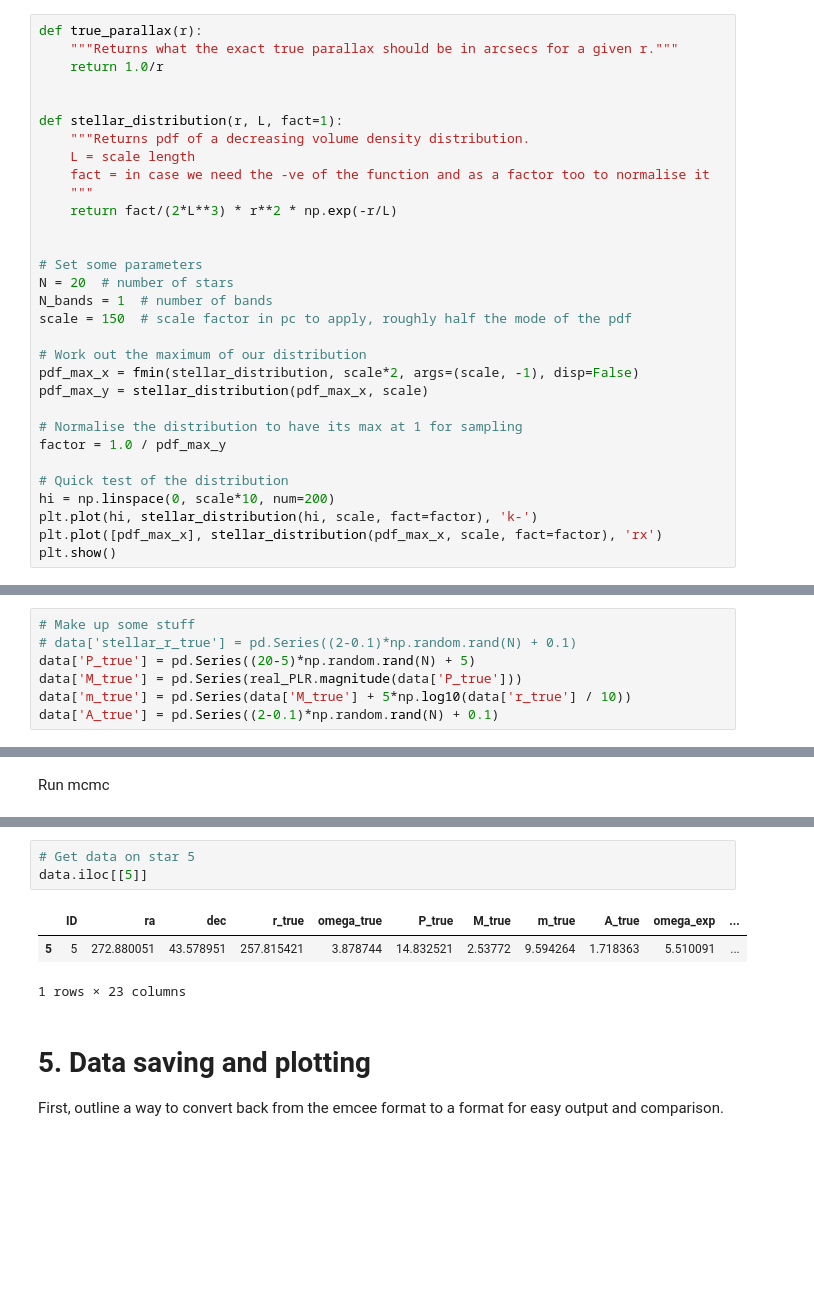
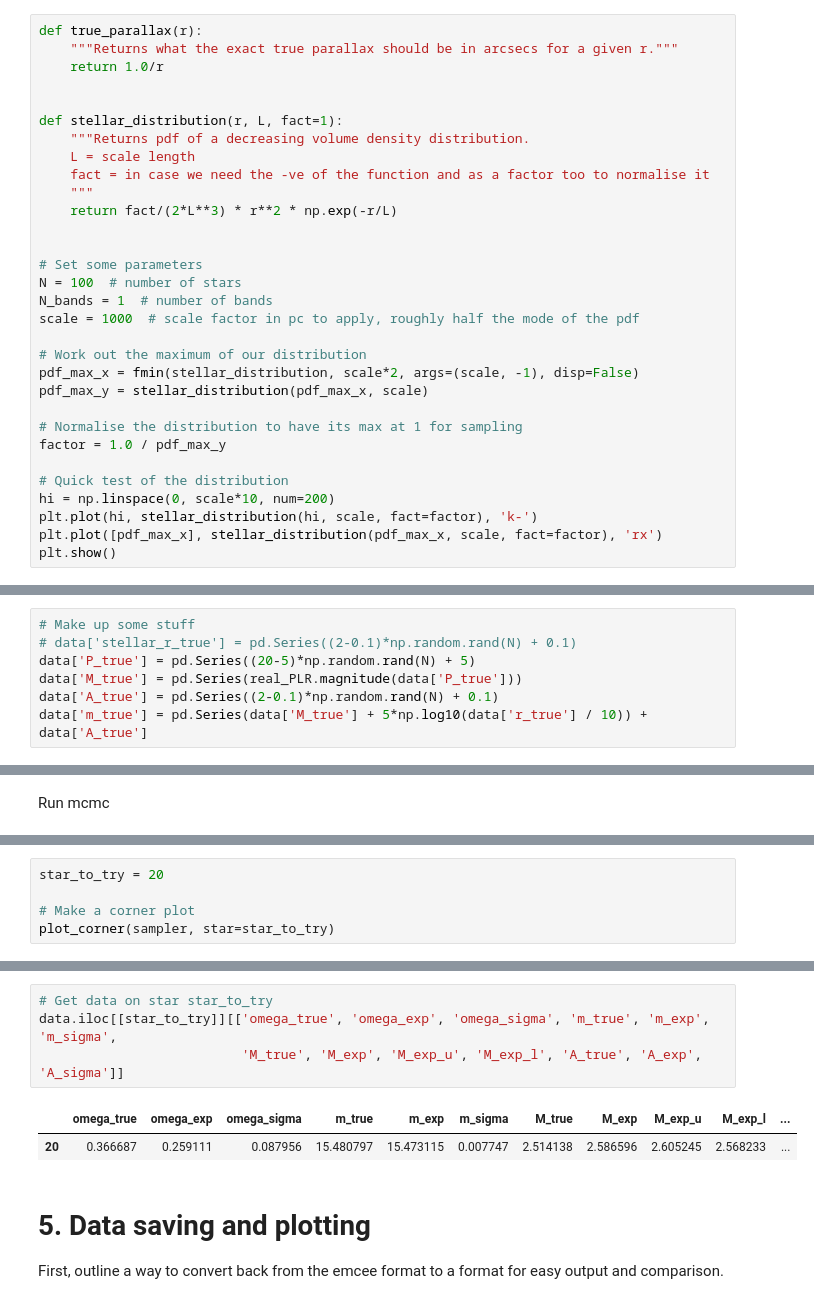
Before and after one commit to vickyscowcroft/bayesian_pl_fitting, a Jupyter notebook: batdog.ipynb, the cells around one changed output, grey strips where cells are left out. Cells and saved outputs as stored; diff of their text form; blank space fills up the shorter version.

```diff
--- a/batdog.ipynb
+++ b/batdog.ipynb
@@ -124,9 +124,9 @@ def stellar_distribution(r, L, fact=1):
 
 
 # Set some parameters
-N = 20  # number of stars
+N = 100  # number of stars
 N_bands = 1  # number of bands
-scale = 150  # scale factor in pc to apply, roughly half the mode of the pdf
+scale = 1000  # scale factor in pc to apply, roughly half the mode of the pdf
 
 # Work out the maximum of our distribution
 pdf_max_x = fmin(stellar_distribution, scale*2, args=(scale, -1), disp=False)
@@ -186,8 +186,8 @@ Use the PL relation to infer values for things like magnitude and luminosity.
 # data['stellar_r_true'] = pd.Series((2-0.1)*np.random.rand(N) + 0.1)
 data['P_true'] = pd.Series((20-5)*np.random.rand(N) + 5)
 data['M_true'] = pd.Series(real_PLR.magnitude(data['P_true']))
-data['m_true'] = pd.Series(data['M_true'] + 5*np.log10(data['r_true'] / 10))
 data['A_true'] = pd.Series((2-0.1)*np.random.rand(N) + 0.1)
+data['m_true'] = pd.Series(data['M_true'] + 5*np.log10(data['r_true'] / 10)) + data['A_true']
 # %% [markdown]
 ## Sampling experimental values
 # %% [markdown]
@@ -562,0 +636,5 @@ KeyboardInterrupt:
+# %%
+star_to_try = 20
+
+# Make a corner plot
+plot_corner(sampler, star=star_to_try)
@@ -563,10 +643,10 @@ KeyboardInterrupt:
 # %%
-# Get data on star 5
-data.iloc[[5]]
+# Get data on star star_to_try
+data.iloc[[star_to_try]][['omega_true', 'omega_exp', 'omega_sigma', 'm_true', 'm_exp', 'm_sigma',
+                          'M_true', 'M_exp', 'M_exp_u', 'M_exp_l', 'A_true', 'A_exp', 'A_sigma']]
 # %% [output]
-|  | ID | ra | dec | r_true | omega_true | P_true | M_true | m_true | A_true | omega_exp | ... |
-| 5 | 5 | 272.880051 | 43.578951 | 257.815421 | 3.878744 | 14.832521 | 2.53772 | 9.594264 | 1.718363 | 5.510091 | ... |
+|  | omega_true | omega_exp | omega_sigma | m_true | m_exp | m_sigma | M_true | M_exp | M_exp_u | M_exp_l | ... |
+| 20 | 0.366687 | 0.259111 | 0.087956 | 15.480797 | 15.473115 | 0.007747 | 2.514138 | 2.586596 | 2.605245 | 2.568233 | ... |
-1 rows × 23 columns
 # %% [markdown]
 # 5. Data saving and plotting
 First, outline a way to convert back from the emcee format to a format for easy output and comparison.
```
Also changed, not shown: parts of 21 cells of this notebook.
